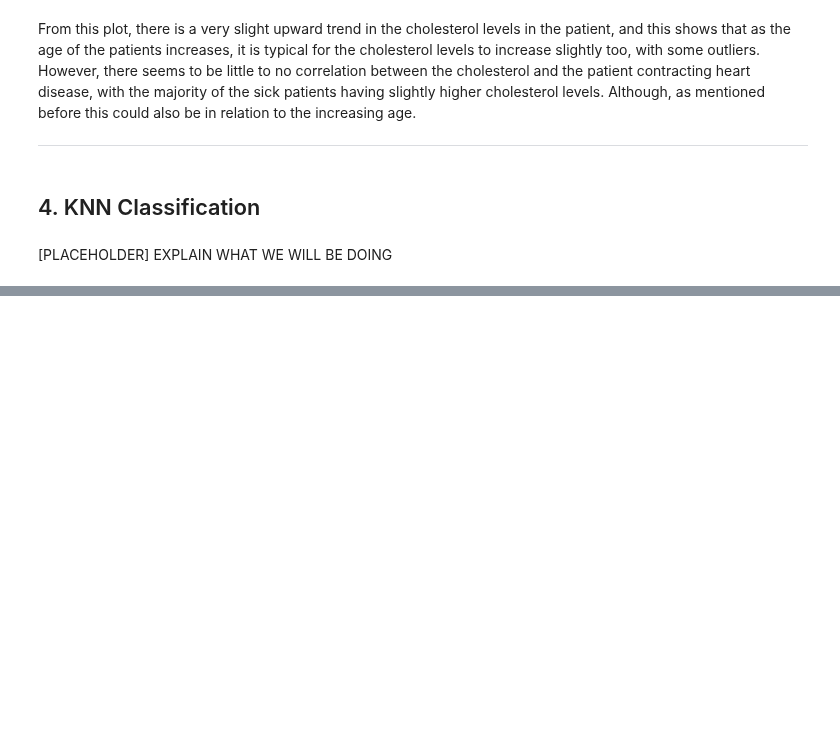
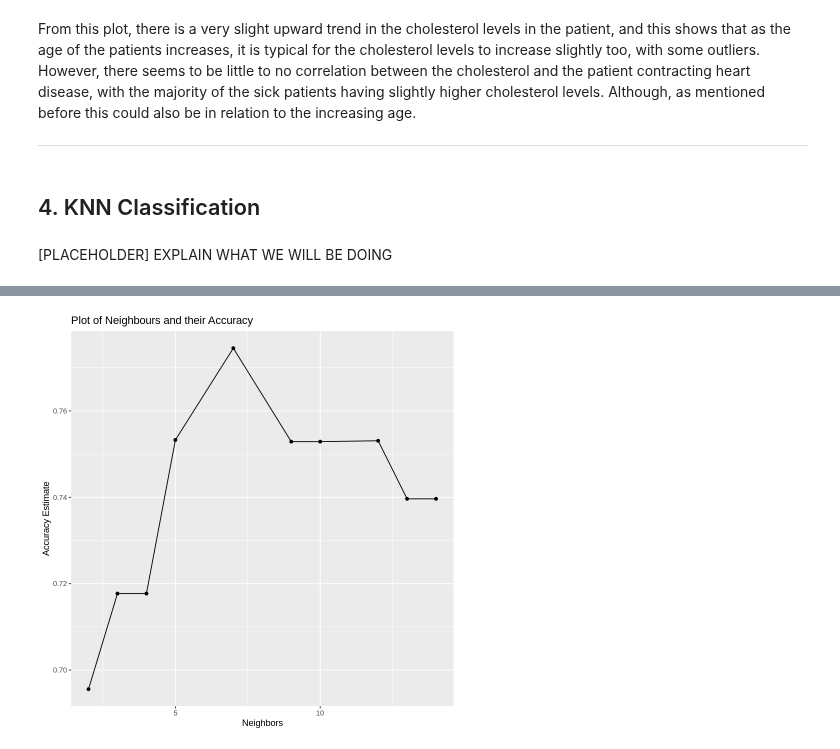
Before and after one commit to Sparsh-I/dsci-group-38, a Jupyter notebook: group_report.ipynb, the cells around one changed output, grey strips where cells are left out. Drawn from its saved outputs; the diff is of its cells as text; code cells hidden in the pictures; blank space fills up the shorter version.

```diff
--- a/group_report.ipynb
+++ b/group_report.ipynb
@@ -158,3 +161,8 @@ ________________________________________________________________________________
 ## 4. KNN Classification
 # %% [markdown]
 [PLACEHOLDER] EXPLAIN WHAT WE WILL BE DOING
+# %%
+heart_recipe <- recipe(health ~ ., data = heart_data_training) |>
+    step_scale(all_predictors()) |>
+    step_center(all_predictors())
+heart_recipe
@@ -160,0 +182,4 @@ ________________________________________________________________________________
+# %%
+set.seed(1234) # do not change [use this seed throughout]
+
+heart_vfold <- vfold_cv(heart_data_training, v = 5, strata = health)
@@ -160,0 +188,14 @@ ________________________________________________________________________________
+# %%
+set.seed(1234) # do not change [use this seed throughout]
+
+knn_tune <- nearest_neighbor(weight_func = "rectangular", neighbors = tune()) |>
+    set_engine("kknn") |>
+    set_mode("classification")
+knn_tune
+
+knn_results <- workflow() |>
+    add_recipe(heart_recipe) |>
+    add_model(knn_tune) |>
+    tune_grid(resamples = heart_vfold, grid = 10) |>
+    collect_metrics()
+knn_results
@@ -160,0 +220,12 @@ ________________________________________________________________________________
+# %%
+accuracies <- knn_results |>
+    filter(.metric == "accuracy")
+
+accuracy_versus_k <- ggplot(accuracies, aes(x = neighbors, y = mean))+
+    geom_point() +
+    geom_line() +
+    labs(x = "Neighbors", y = "Accuracy Estimate") +
+    ggtitle("Plot of Neighbours and their Accuracy")
+accuracy_versus_k
+# %% [output]
+[figure, added]
```
Also changed, not shown: parts of 7 cells of this notebook.
